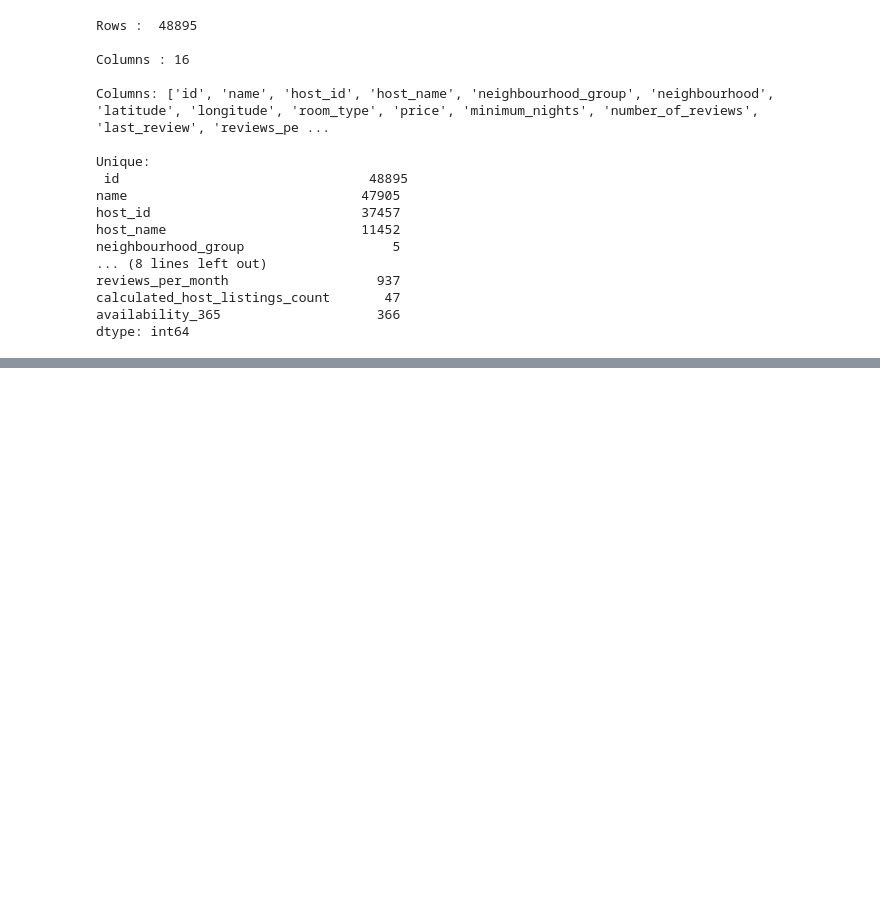
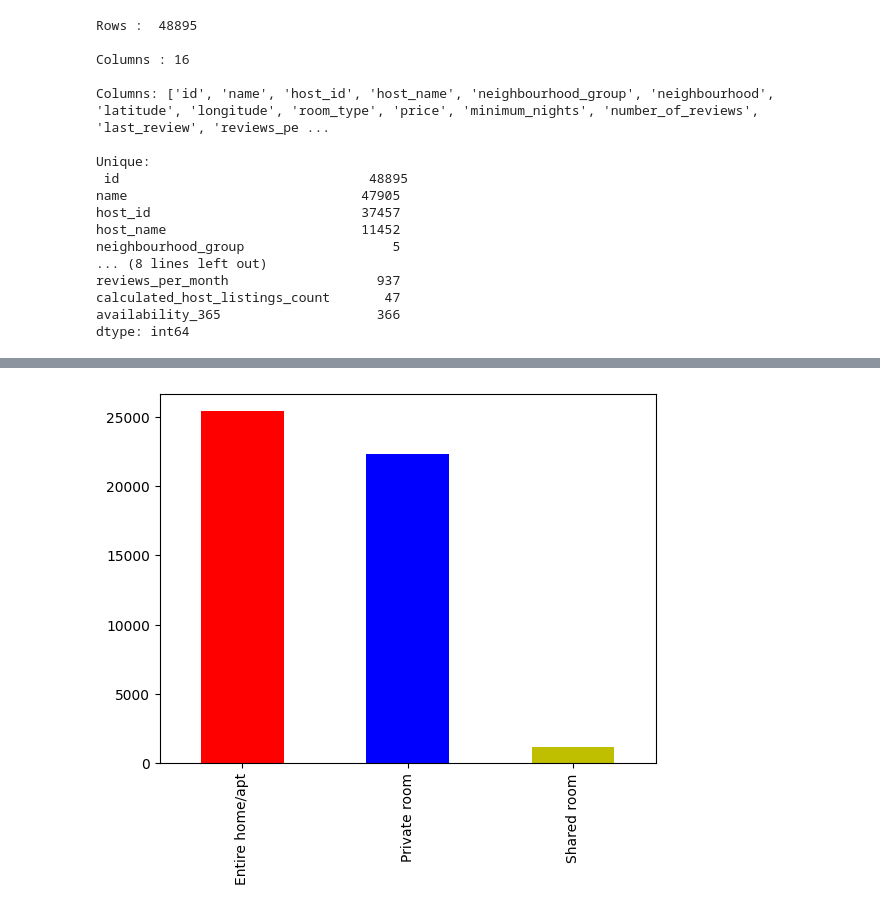
Before and after one commit to Navneet-Nicer/EDA-Airbnb-Bookings-Analysis, a Jupyter notebook: EDA_Airbnb_Bookings_Analysis4.ipynb, the cells around one changed output, grey strips where cells are left out. Drawn from its saved outputs; the diff is of its cells as text; code cells hidden in the pictures; blank space fills up the shorter version.

```diff
--- a/EDA_Airbnb_Bookings_Analysis4.ipynb
+++ b/EDA_Airbnb_Bookings_Analysis4.ipynb
@@ -62,0 +113,5 @@ dtype: int64
+# %%
+dataset['room_type'].value_counts().plot(kind='bar',color=['r','b','y'])
+plt.show()
+# %% [output]
+[figure, added]
```
Also changed, not shown: parts of 25 cells of this notebook.
